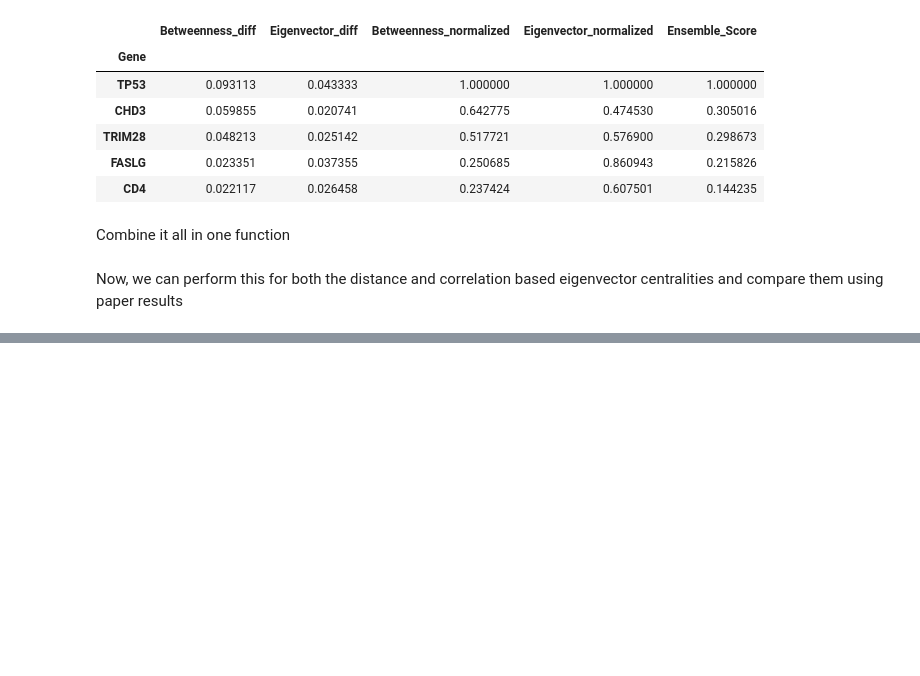
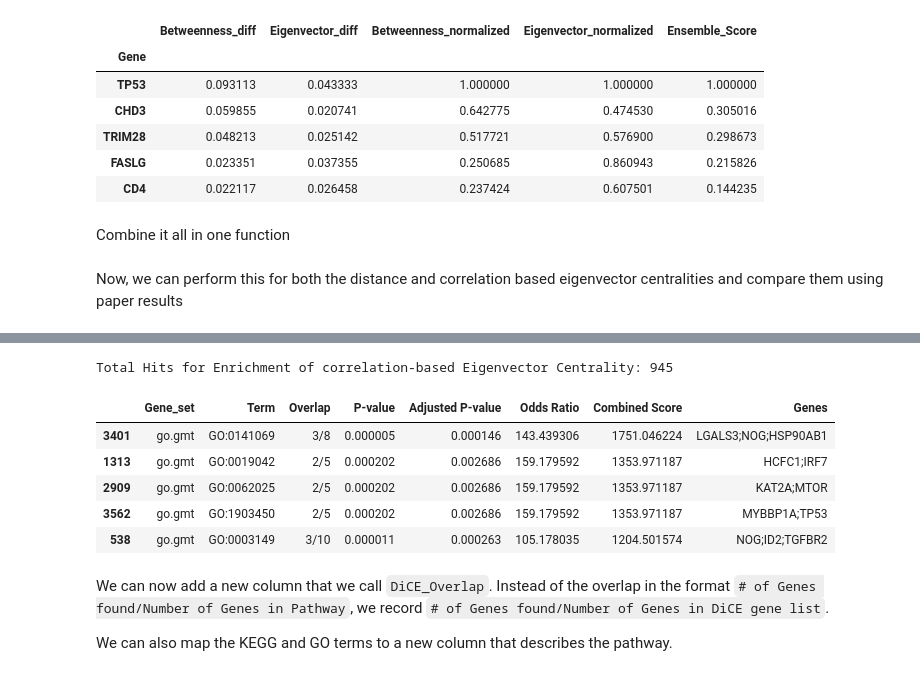
Before and after one commit to DavidosRB/Python-DiCE, a Jupyter notebook: notebooks/example_workflow.ipynb, the cells around one changed output, grey strips where cells are left out. Drawn from its saved outputs; the diff is of its cells as text; code cells hidden in the pictures; blank space fills up the shorter version.

```diff
--- a/notebooks/example_workflow.ipynb
+++ b/notebooks/example_workflow.ipynb
@@ -799,0 +884,6 @@ But there are some differences in their top 10:
+# %%
+enr_correlation = gp.enrich(gene_list=correlation_dice_genes,
+                gene_sets=[kegg_gmt_file, go_gmt_file],
+                background=None, #type: ignore
+                outdir=None,
+                verbose=True)
@@ -799,0 +916,20 @@ But there are some differences in their top 10:
+# %%
+correlation_enrichment_df: pd.DataFrame = enr_correlation.results # type: ignore
+
+correlation_enrichment_df = correlation_enrichment_df[correlation_enrichment_df["Adjusted P-value"] < 0.05]
+correlation_enrichment_df = correlation_enrichment_df.sort_values(by="Combined Score", ascending=False)
+
+print("Total Hits for Enrichment of correlation-based Eigenvector Centrality:", correlation_enrichment_df.shape[0])
+correlation_enrichment_df.head()
+# %% [output]
+Total Hits for Enrichment of correlation-based Eigenvector Centrality: 945
+|  | Gene_set | Term | Overlap | P-value | Adjusted P-value | Odds Ratio | Combined Score | Genes |
+| 3401 | go.gmt | GO:0141069 | 3/8 | 0.000005 | 0.000146 | 143.439306 | 1751.046224 | LGALS3;NOG;HSP90AB1 |
+| 1313 | go.gmt | GO:0019042 | 2/5 | 0.000202 | 0.002686 | 159.179592 | 1353.971187 | HCFC1;IRF7 |
+| 2909 | go.gmt | GO:0062025 | 2/5 | 0.000202 | 0.002686 | 159.179592 | 1353.971187 | KAT2A;MTOR |
+| 3562 | go.gmt | GO:1903450 | 2/5 | 0.000202 | 0.002686 | 159.179592 | 1353.971187 | MYBBP1A;TP53 |
+| 538 | go.gmt | GO:0003149 | 3/10 | 0.000011 | 0.000263 | 105.178035 | 1204.501574 | NOG;ID2;TGFBR2 |
+# %% [markdown]
+We can now add a new column that we call `DiCE_Overlap`. Instead of the overlap in the format `# of Genes found/Number of Genes in Pathway`, we record `# of Genes found/Number of Genes in DiCE gene list`.
+
+We can also map the KEGG and GO terms to a new column that describes the pathway.
```
Also changed, not shown: parts of 35 cells of this notebook, 1 other file.
